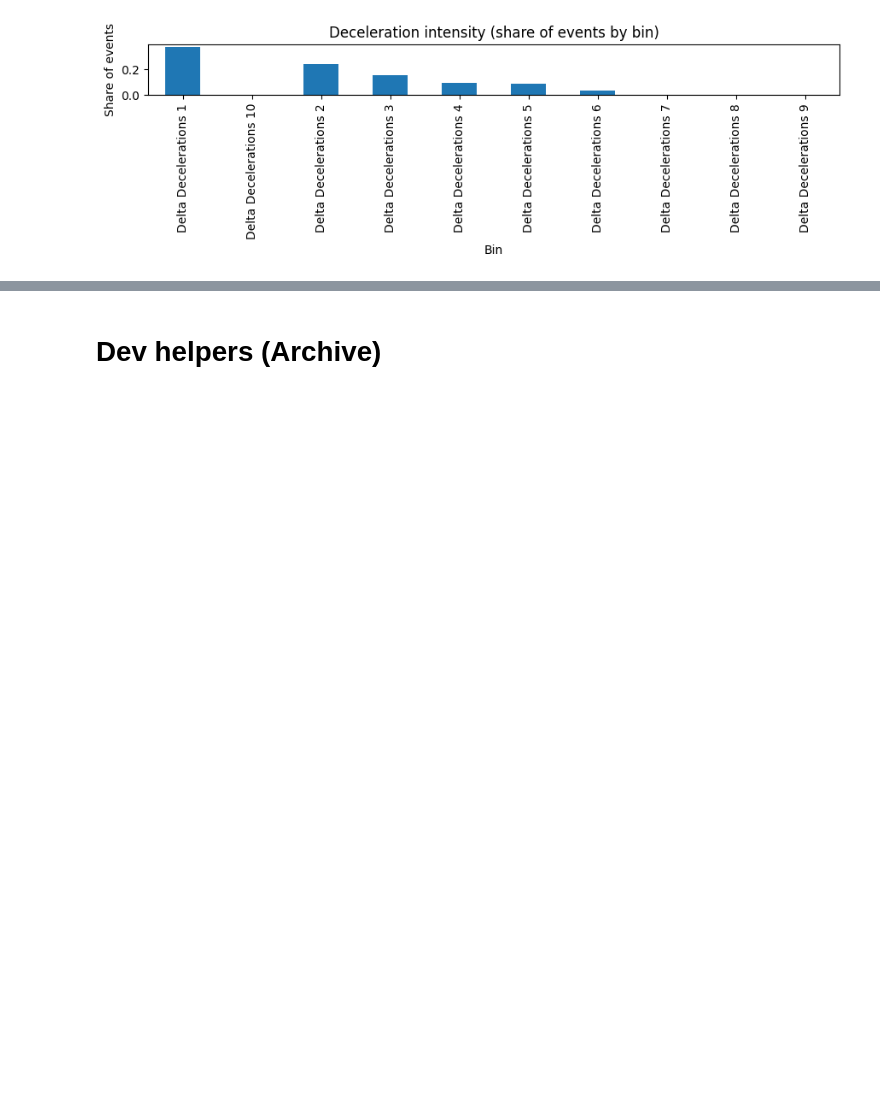
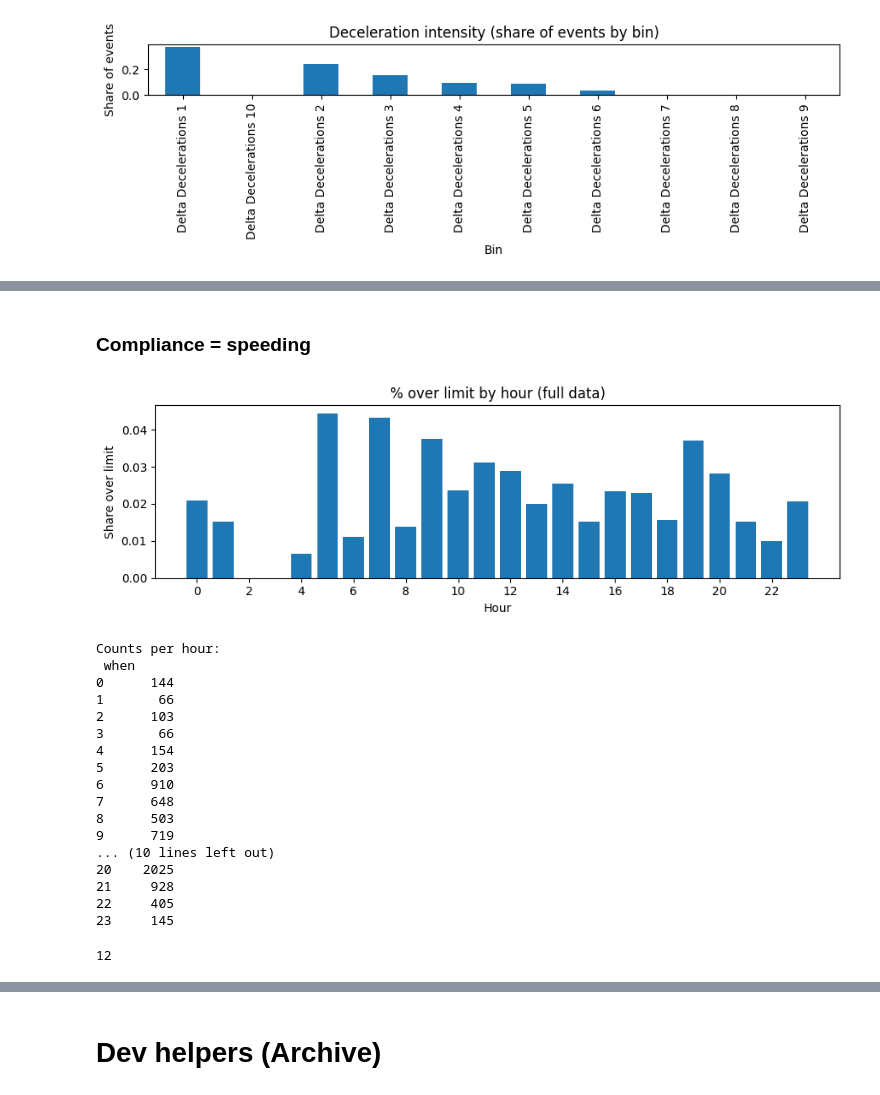
Before and after one commit to abdulabolahom/indepth-driving-data-analysis, a Jupyter notebook: notebooks/01_explore.ipynb, the cells around one changed output, grey strips where cells are left out. Drawn from its saved outputs; the diff is of its cells as text; code cells hidden in the pictures; blank space fills up the shorter version.

```diff
--- a/notebooks/01_explore.ipynb
+++ b/notebooks/01_explore.ipynb
@@ -514,0 +518,53 @@ NameError: name 'df_decel' is not defined
+# %% [markdown]
+### Compliance = speeding
+# %%
+# 1) ensure we’re on curated full set
+df = df_keep_full.copy()
+df["when"] = df["GPS Date Time"].fillna(df["Event Time Stamp"])
+
+# 2) clean comparison rows
+need = ["when","Horizontal Speed","Road Speed Limit"]
+valid = df[need].dropna()
+valid = valid[valid["Road Speed Limit"] > 0]
+
+# 3) flag and aggregate
+valid["over"] = valid["Horizontal Speed"] > valid["Road Speed Limit"]
+rate_by_hour = (valid.groupby(valid["when"].dt.hour)["over"]
+                .mean()
+                .reindex(range(24), fill_value=0))
+n_by_hour = (valid.groupby(valid["when"].dt.hour)["over"]
+             .size()
+             .reindex(range(24), fill_value=0))
+
+# 4) plot
+import matplotlib.pyplot as plt
+plt.figure(figsize=(9,3))
+plt.bar(rate_by_hour.index, rate_by_hour.values)
+plt.title("% over limit by hour (full data)")
+plt.xlabel("Hour"); plt.ylabel("Share over limit")
+plt.xticks(range(0,24,2)); plt.tight_layout(); plt.show()
+
+print("Counts per hour:\n", n_by_hour.to_string())
+# %% [output]
+[figure, added]
+Counts per hour:
+ when
+0      144
+1       66
+2      103
+3       66
+4      154
+5      203
+6      910
+7      648
+8      503
+9      719
+... (10 lines left out)
+20    2025
+21     928
+22     405
+23     145
+# %%
+df_keep["Journey ID"].nunique()
+# %% [output]
+12
```
Also changed, not shown: parts of 8 cells of this notebook.
